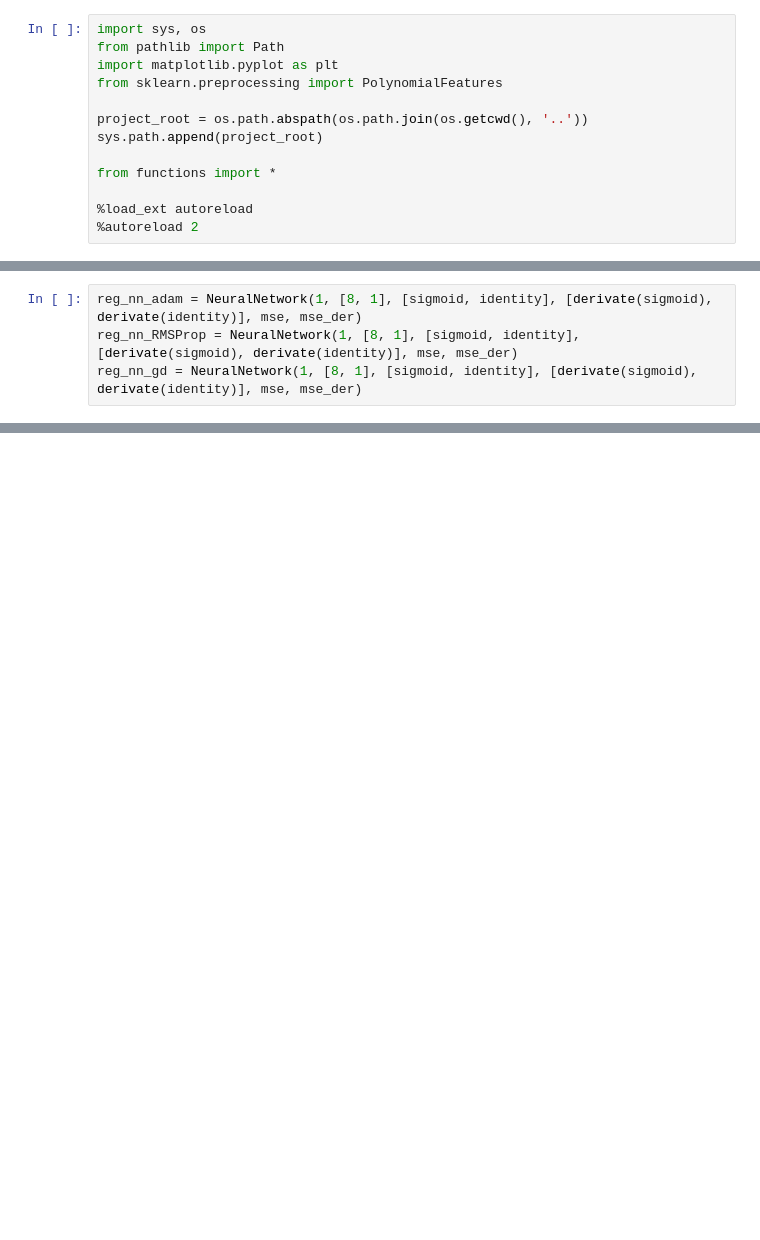
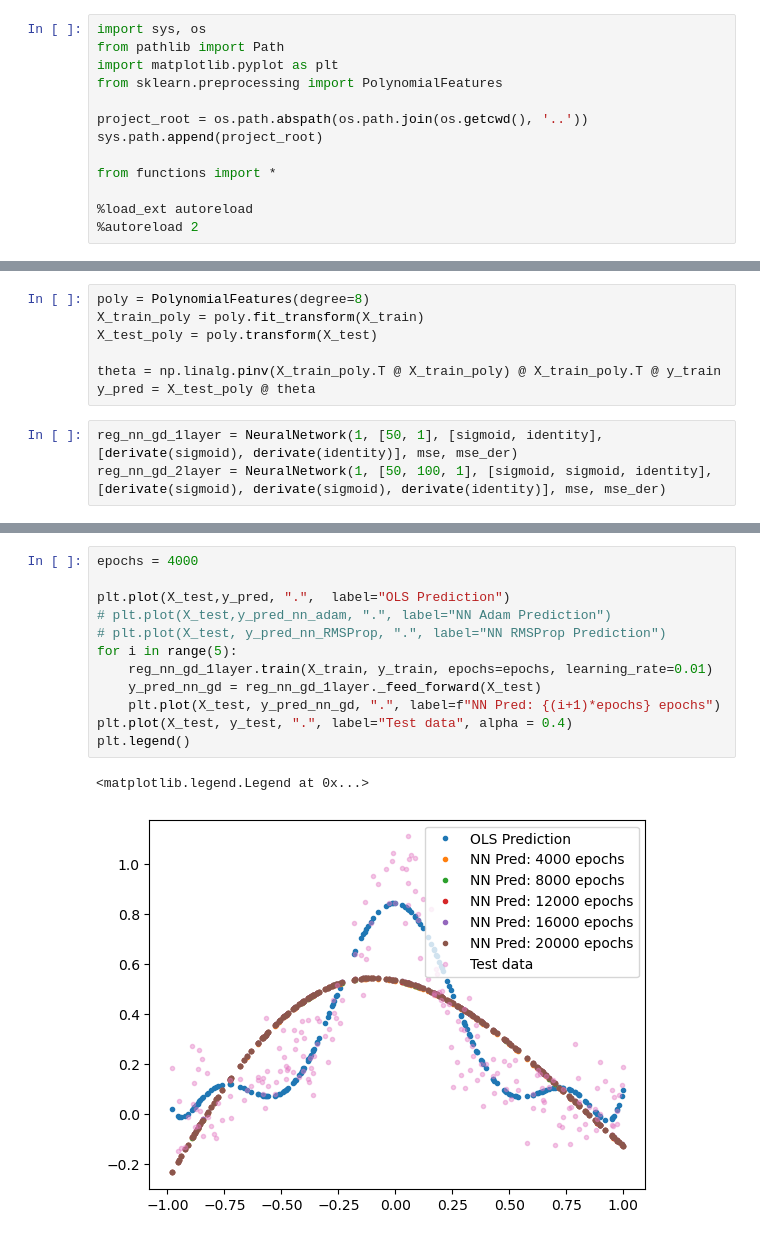
Before and after one commit to kjes4pres/Project_2_FYSSTK, a Jupyter notebook: Code/main/b.ipynb, the cells around one changed output, grey strips where cells are left out. Drawn from its saved outputs; the diff is of its cells as text; blank space fills up the shorter version.

```diff
--- a/Code/main/b.ipynb
+++ b/Code/main/b.ipynb
@@ -17,4 +70,10 @@ y = 1/(1 + 25 * x**2) + 0.1 * np.random.normal(0, 1, x.shape)
+# %%
+poly = PolynomialFeatures(degree=8)
+X_train_poly = poly.fit_transform(X_train)
+X_test_poly = poly.transform(X_test)
+
+theta = np.linalg.pinv(X_train_poly.T @ X_train_poly) @ X_train_poly.T @ y_train
+y_pred = X_test_poly @ theta
 # %%
-reg_nn_adam = NeuralNetwork(1, [8, 1], [sigmoid, identity], [derivate(sigmoid), derivate(identity)], mse, mse_der)
-reg_nn_RMSProp = NeuralNetwork(1, [8, 1], [sigmoid, identity], [derivate(sigmoid), derivate(identity)], mse, mse_der)
-reg_nn_gd = NeuralNetwork(1, [8, 1], [sigmoid, identity], [derivate(sigmoid), derivate(identity)], mse, mse_der)
+reg_nn_gd_1layer = NeuralNetwork(1, [50, 1], [sigmoid, identity], [derivate(sigmoid), derivate(identity)], mse, mse_der)
+reg_nn_gd_2layer = NeuralNetwork(1, [50, 100, 1], [sigmoid, sigmoid, identity], [derivate(sigmoid), derivate(sigmoid), derivate(identity)], mse, mse_der)
@@ -39,0 +80,15 @@ plt.legend()
+# %%
+epochs = 4000
+
+plt.plot(X_test,y_pred, ".",  label="OLS Prediction")
+# plt.plot(X_test,y_pred_nn_adam, ".", label="NN Adam Prediction")
+# plt.plot(X_test, y_pred_nn_RMSProp, ".", label="NN RMSProp Prediction")
+for i in range(5):
+    reg_nn_gd_1layer.train(X_train, y_train, epochs=epochs, learning_rate=0.01)
+    y_pred_nn_gd = reg_nn_gd_1layer._feed_forward(X_test)
+    plt.plot(X_test, y_pred_nn_gd, ".", label=f"NN Pred: {(i+1)*epochs} epochs")
+plt.plot(X_test, y_test, ".", label="Test data", alpha = 0.4)
+plt.legend()
+# %% [output]
+<matplotlib.legend.Legend at 0x...>
+[figure, added]
```
Also changed, not shown: parts of 8 cells of this notebook, 3 other files.
